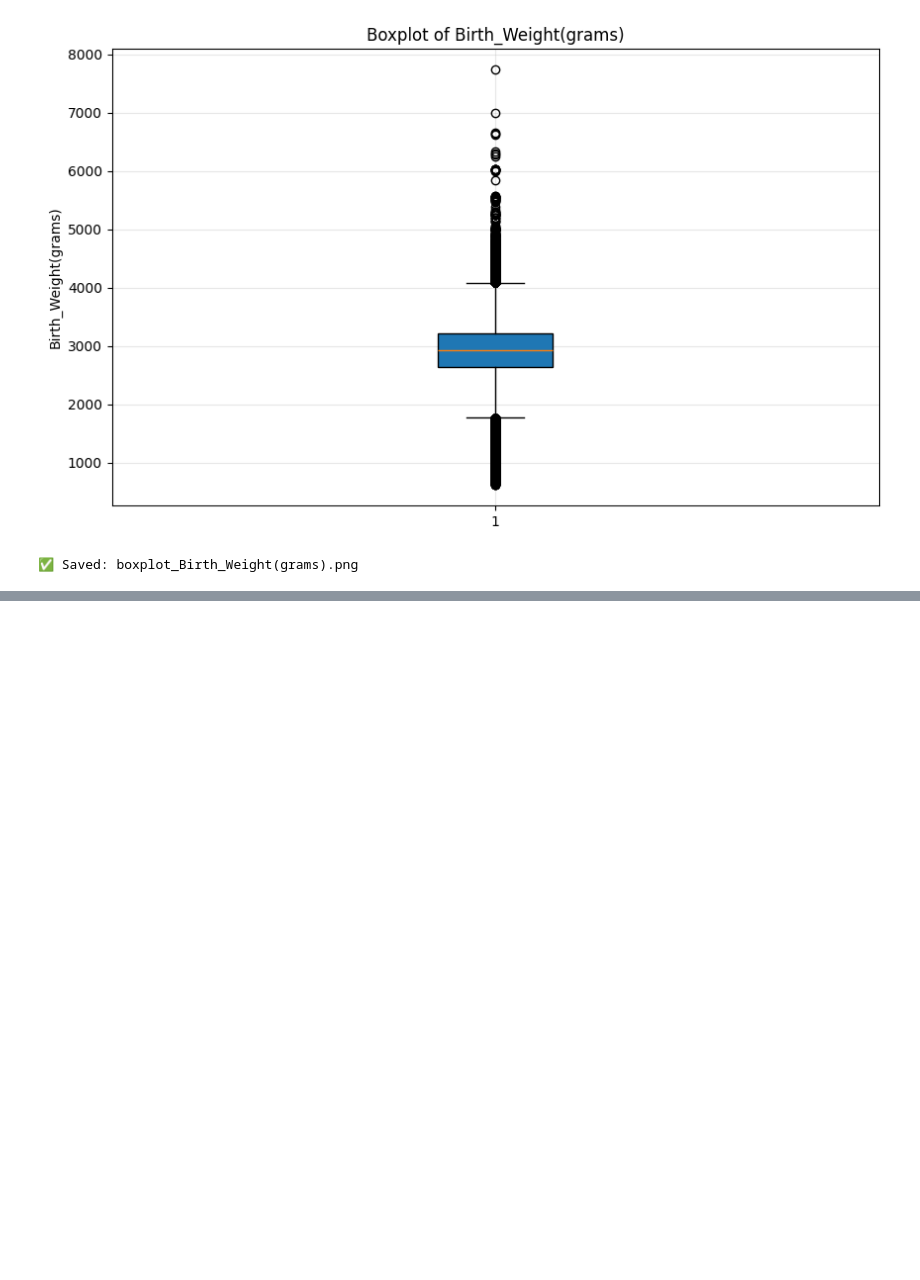
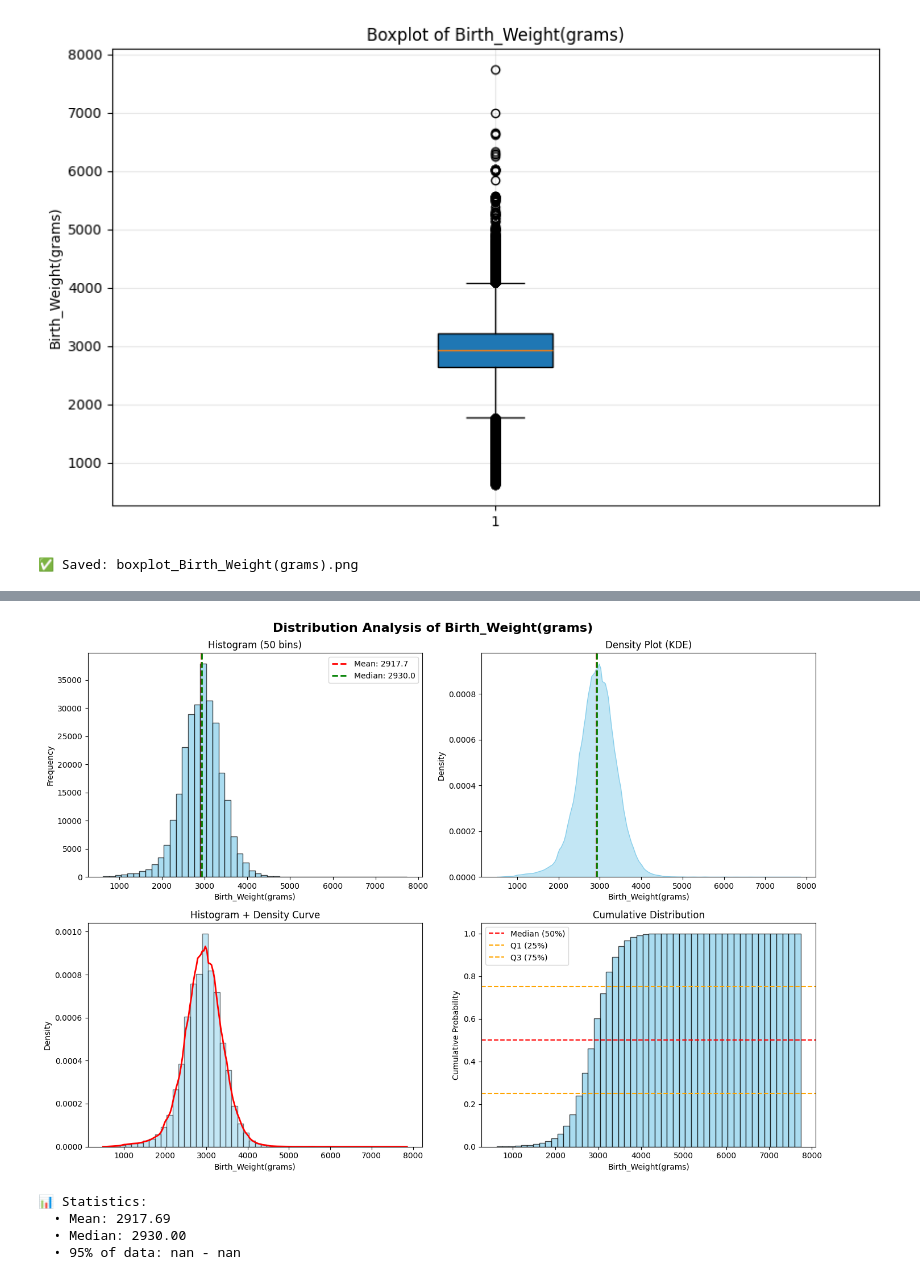
Before and after one commit to Dhanushkaprabhath2001/parity-patterns-sri-lanka, a Jupyter notebook: notebooks/2020_Birth/analysis01.ipynb, the cells around one changed output, grey strips where cells are left out. Cells and saved outputs as stored; diff of their text form; code cells hidden in the pictures; blank space fills up the shorter version.

```diff
--- a/notebooks/2020_Birth/analysis01.ipynb
+++ b/notebooks/2020_Birth/analysis01.ipynb
@@ -532,0 +538,56 @@ else:
+# %%
+
+COLUMN = 'Birth_Weight(grams)'  # Change this
+data = df[COLUMN]#.dropna()
+
+fig, axes = plt.subplots(2, 2, figsize=(14, 10))
+
+# 1. Histogram
+axes[0, 0].hist(data, bins=50, edgecolor='black', alpha=0.7, color='skyblue')
+axes[0, 0].axvline(data.mean(), color='red', linestyle='--', linewidth=2, label=f'Mean: {data.mean():.1f}')
+axes[0, 0].axvline(data.median(), color='green', linestyle='--', linewidth=2, label=f'Median: {data.median():.1f}')
+axes[0, 0].set_xlabel(COLUMN)
+axes[0, 0].set_ylabel('Frequency')
+axes[0, 0].set_title('Histogram (50 bins)')
+axes[0, 0].legend()
+
+# 2. Density Plot (KDE)
+sns.kdeplot(data, ax=axes[0, 1], fill=True, color='skyblue', alpha=0.5)
+axes[0, 1].axvline(data.mean(), color='red', linestyle='--', linewidth=2)
+axes[0, 1].axvline(data.median(), color='green', linestyle='--', linewidth=2)
+axes[0, 1].set_xlabel(COLUMN)
+axes[0, 1].set_ylabel('Density')
+axes[0, 1].set_title('Density Plot (KDE)')
+
+# 3. Histogram with KDE overlay
+axes[1, 0].hist(data, bins=50, density=True, alpha=0.5, color='skyblue', edgecolor='black')
+sns.kdeplot(data, ax=axes[1, 0], color='red', linewidth=2)
+axes[1, 0].set_xlabel(COLUMN)
+axes[1, 0].set_ylabel('Density')
+axes[1, 0].set_title('Histogram + Density Curve')
+
+# 4. Cumulative Distribution
+axes[1, 1].hist(data, bins=50, cumulative=True, density=True, alpha=0.7, color='skyblue', edgecolor='black')
+axes[1, 1].axhline(y=0.5, color='red', linestyle='--', label='Median (50%)')
+axes[1, 1].axhline(y=0.25, color='orange', linestyle='--', label='Q1 (25%)')
+axes[1, 1].axhline(y=0.75, color='orange', linestyle='--', label='Q3 (75%)')
+axes[1, 1].set_xlabel(COLUMN)
+axes[1, 1].set_ylabel('Cumulative Probability')
+axes[1, 1].set_title('Cumulative Distribution')
+axes[1, 1].legend()
+
+plt.suptitle(f'Distribution Analysis of {COLUMN}', fontsize=16, fontweight='bold')
+plt.tight_layout()
+plt.savefig(f'{COLUMN}_distribution.png', dpi=300, bbox_inches='tight')
+plt.show()
+
+print(f"\n📊 Statistics:")
+print(f"  • Mean: {data.mean():.2f}")
+print(f"  • Median: {data.median():.2f}")
+print(f"  • 95% of data: {np.percentile(data, 2.5):.2f} - {np.percentile(data, 97.5):.2f}")
+# %% [output]
+[figure, added]
+📊 Statistics:
+  • Mean: 2917.69
+  • Median: 2930.00
+  • 95% of data: nan - nan
```
Also changed, not shown: parts of 12 cells of this notebook, 19 other files.
